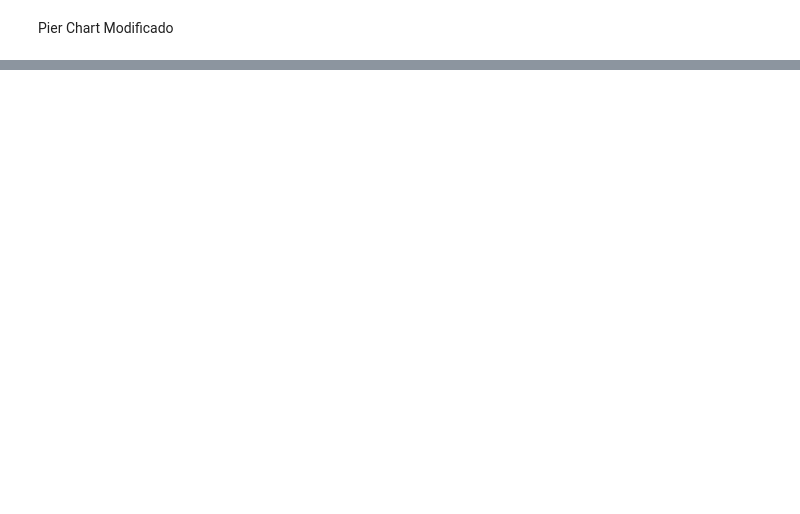
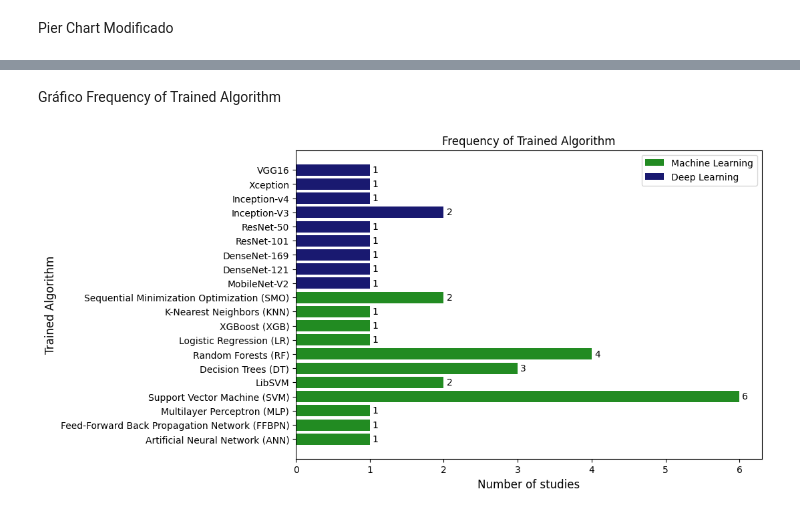
Before and after one commit to jacksrenan/Charts, a Jupyter notebook: Gráficos_douto.ipynb, the cells around one changed output, grey strips where cells are left out. Saved outputs shown, nothing was run; the diff lists cells and outputs as text; code cells hidden in the pictures; blank space fills up the shorter version.

```diff
--- a/Gráficos_douto.ipynb
+++ b/Gráficos_douto.ipynb
@@ -137,0 +313,44 @@ plt.show()
+# %% [markdown]
+Gráfico Frequency of Trained Algorithm
+# %%
+import pandas as pd
+import matplotlib.pyplot as plt
+
+ML = [('Artificial Neural Network (ANN)',1), ('Feed-Forward Back Propagation Network (FFBPN)',1), ('Multilayer Perceptron (MLP)',1), ('Support Vector Machine (SVM)',6), ('LibSVM',2), ('Decision Trees (DT)',3), ('Random Forests (RF)',4),('Logistic Regression (LR)',1),('XGBoost (XGB)',1),('K-Nearest Neighbors (KNN)',1),('Sequential Minimization Optimization (SMO)',2)]
+DL =[('MobileNet-V2',1),('DenseNet-121',1),('DenseNet-169',1),('ResNet-101',1),('ResNet-50',1),('Inception-V3',2),('Inception-v4',1),('Xception',1),('VGG16',1)]
+
+# Cria as listas de nomes e frequências
+ml_names = [x[0] for x in ML]
+ml_freqs = [x[1] for x in ML]
+
+dl_names = [x[0] for x in DL]
+dl_freqs = [x[1] for x in DL]
+
+# Cria a figura e os eixos
+fig, ax = plt.subplots(figsize=(9,6))
+
+# Plota as barras para os modelos de machine learning e deep learning
+ml_bars = ax.barh(ml_names, ml_freqs, color='#228B22', label='Machine Learning')
+dl_bars = ax.barh(dl_names, dl_freqs, color='#191970', label='Deep Learning')
+
+# Define o título, rótulos do eixo x e y, e a legenda
+ax.set_title('Frequency of Trained Algorithm', fontsize=12)
+ax.set_xlabel('Number of studies', fontsize=12)
+ax.set_ylabel('Trained Algorithm', fontsize=12)
+ax.legend()
+
+# Adiciona os valores das barras
+for bar in ml_bars:
+    width = bar.get_width()
+    ax.annotate(f'{width}', xy=(width, bar.get_y() + bar.get_height() / 2), xytext=(3, 0),
+                textcoords="offset points", ha='left', va='center')
+
+for bar in dl_bars:
+    width = bar.get_width()
+    ax.annotate(f'{width}', xy=(width, bar.get_y() + bar.get_height() / 2), xytext=(3, 0),
+                textcoords="offset points", ha='left', va='center')
+
+# Exibe o gráfico
+plt.show()
+# %% [output]
+[figure, added]
```
Also changed, not shown: parts of 18 cells of this notebook.
